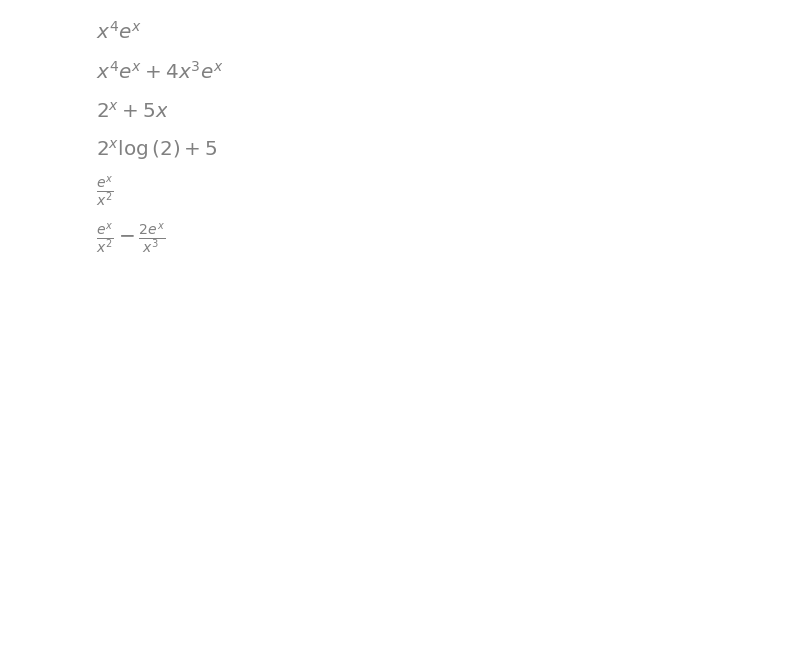
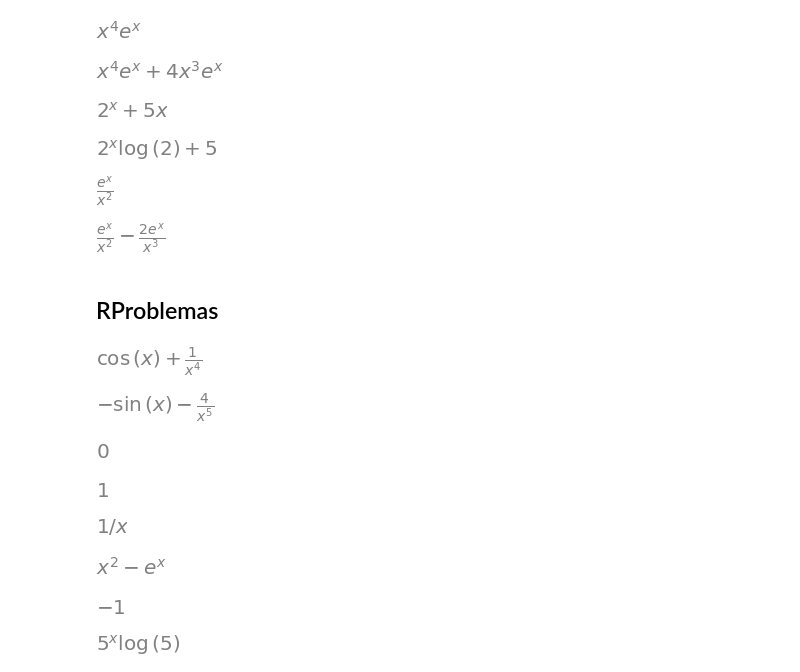
Before and after one commit to samirsaravia/AL-Calc, a Jupyter notebook: Calculo/Revisão.ipynb, the cells around one changed output. Saved outputs shown, nothing was run; the diff lists cells and outputs as text; code cells hidden in the pictures; blank space fills up the shorter version.

```diff
--- a/Calculo/Revisão.ipynb
+++ b/Calculo/Revisão.ipynb
@@ -107,3 +107,5 @@ e6
 diff(e6,x)
 # %% [output]
 [figure]
+# %% [markdown]
+## RProblemas
@@ -109,0 +114,38 @@ diff(e6,x)
+# %%
+y = x**(-4)+ cos(x)
+y
+# %% [output]
+[figure, added]
+# %%
+diff(y, x)
+# %% [output]
+[figure, added]
+# %%
+y1 = cos(x)
+(diff(y1, x)).subs(x, 0)
+# %% [output]
+[figure, added]
+# %%
+y2 =  sin(x)
+diff(y2,x).subs(x,0)
+# %% [output]
+[figure, added]
+# %%
+y3 = log(x)
+diff(y3, x)
+# %% [output]
+[figure, added]
+# %%
+y4 = x**2- exp(x)
+y4
+# %% [output]
+[figure, added]
+# %%
+diff(y4,x).subs(x,0)
+# %% [output]
+[figure, added]
+# %%
+y5 = 5**x
+diff(y5,x)
+# %% [output]
+[figure, added]
```
Also changed, not shown: parts of 30 cells of this notebook.
